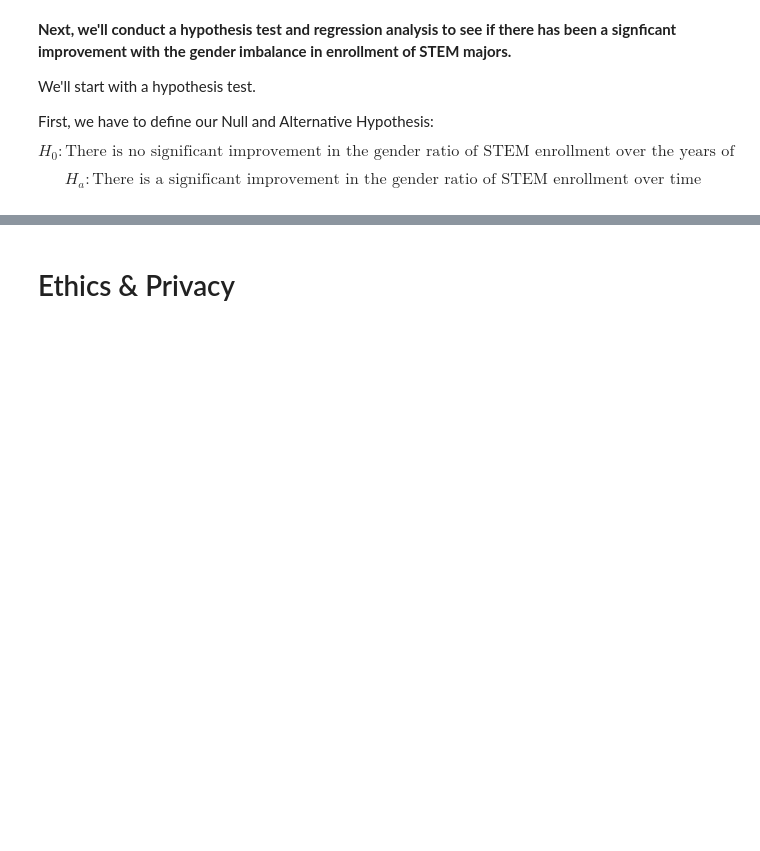
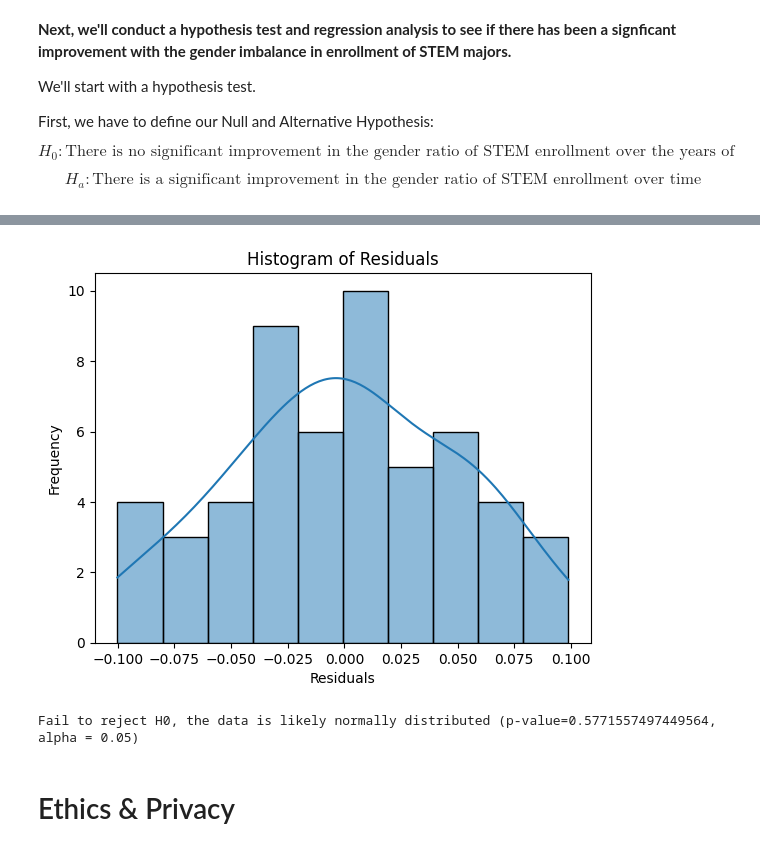
Before and after one commit to amelialei/UC-CS-Analysis, a Jupyter notebook: MATH189_final_project.ipynb, the cells around one changed output, grey strips where cells are left out. Cells and saved outputs as stored; diff of their text form; code cells hidden in the pictures; blank space fills up the shorter version.

Commit message:
check for normality completed

```diff
--- a/MATH189_final_project.ipynb
+++ b/MATH189_final_project.ipynb
@@ -887,0 +888,9 @@ First, the Shapiro-Wilk test:
+# %%
+# first, we have to obtain the gender ratio of STEM majors for each
+stem = ["Engineering", "Mathematics", "Biology", "Physics", "Chemistry", "Computer"]
+stem_df = df[df["Major"].str.contains("|".join(stem), case=False, na=False)]
+stem_pivot = stem_df.pivot_table(index=["University", "Year"], columns="Gender", values="Completions", fill_value=0)
+stem_pivot["Gender_Ratio"] = stem_pivot["Women"] / (stem_pivot["Men"] + stem_pivot["Women"])
+stem_pivot.drop(columns=["Men", "Women"], inplace = True)
+stem_pivot.reset_index(inplace=True)
+stem_pivot.head()
@@ -888,3 +904,24 @@ First, the Shapiro-Wilk test:
+# %%
+model= smf.ols('Gender_Ratio ~ Year', data=stem_pivot).fit()
+stem_pivot["Residuals"] = model.resid
+sns.histplot(stem_pivot["Residuals"], kde=True, bins=10)
+plt.title("Histogram of Residuals")
+plt.xlabel("Residuals")
+plt.ylabel("Frequency")
+plt.show()
+# %% [output]
+[figure, added]
+# %%
+# now we can perform the Shapiro-Wilk test
+from scipy.stats import shapiro
+alpha = 0.05
+normality = shapiro(stem_pivot["Residuals"])
+if normality.pvalue > alpha:
+    print(f'Fail to reject H0, the data is likely normally distributed (p-value={normality.pvalue}, alpha = {alpha})')
+else:
+    print(f'Reject H0, the data is likely not normally distributed (p-value={normality.pvalue}, alpha = {alpha})')
+# %% [output]
+Fail to reject H0, the data is likely normally distributed (p-value=0.5771557497449564, alpha = 0.05)
 # %% [markdown]
 # Ethics & Privacy
 # %% [markdown]
```
Also changed, not shown: parts of 2 cells of this notebook.
